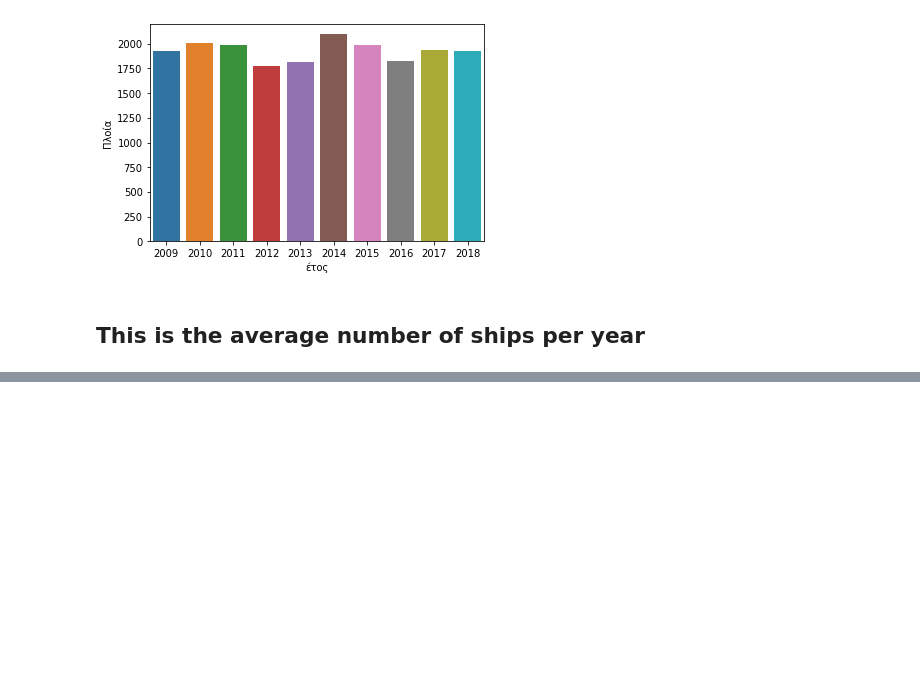
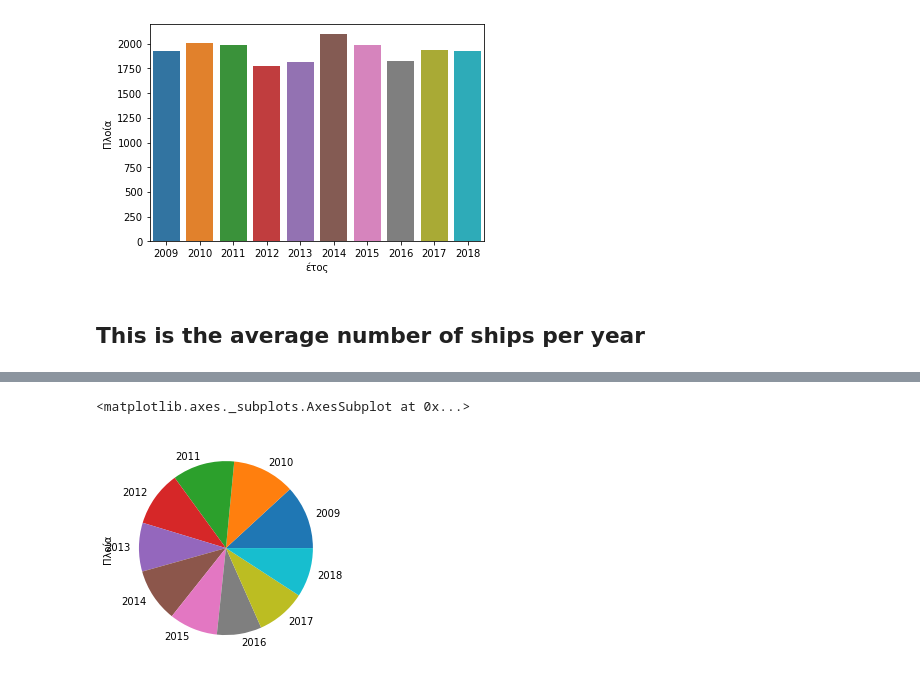
Before and after one commit to kosmaspanag/data-studio-projects, a Jupyter notebook: Port_of_Thessaloniki_stats_2009-2019/Ship_Trafic_Thessaloniki_Port.ipynb, the cells around one changed output, grey strips where cells are left out. Drawn from its saved outputs; the diff is of its cells as text; code cells hidden in the pictures; blank space fills up the shorter version.

```diff
--- a/Port_of_Thessaloniki_stats_2009-2019/Ship_Trafic_Thessaloniki_Port.ipynb
+++ b/Port_of_Thessaloniki_stats_2009-2019/Ship_Trafic_Thessaloniki_Port.ipynb
@@ -1232,5 +1232,4 @@ sns.barplot(data=new, x='έτος', y='Πλοία')
 # %% [markdown]
 ## This is the average number of ships per year
 # %%
-avg_ships_year = final.groupby('έτος').Πλοία.mean()
-avg_ships_year.round(2)
+avg_ships_year = final.groupby('έτος').Πλοία.mean().round(2)
@@ -1249,0 +1251,5 @@ Name: Πλοία, dtype: float64
+# %%
+avg_ships_year.plot(kind='pie', title=Average number of ships per year)
+# %% [output]
+<matplotlib.axes._subplots.AxesSubplot at 0x...>
+[figure, added]
```
Also changed, not shown: parts of 2 cells of this notebook, 1 other file.
